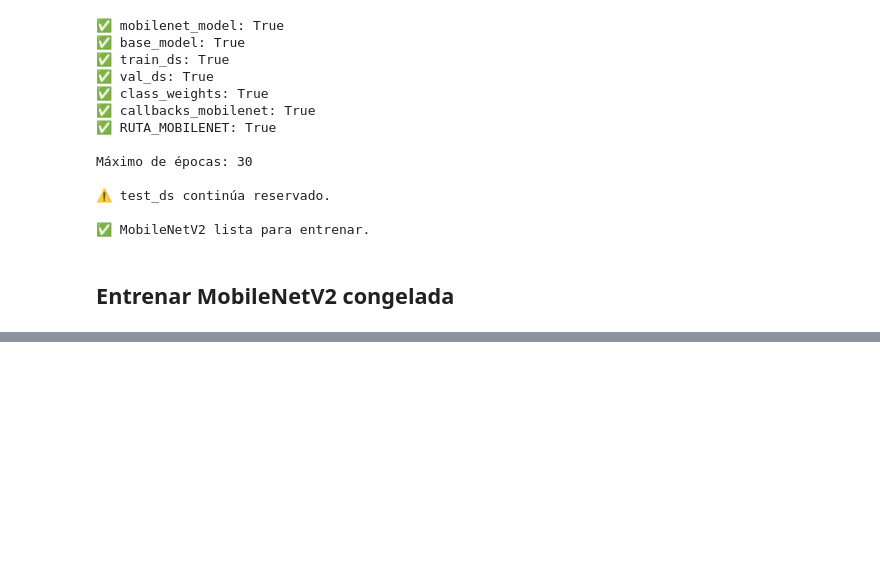
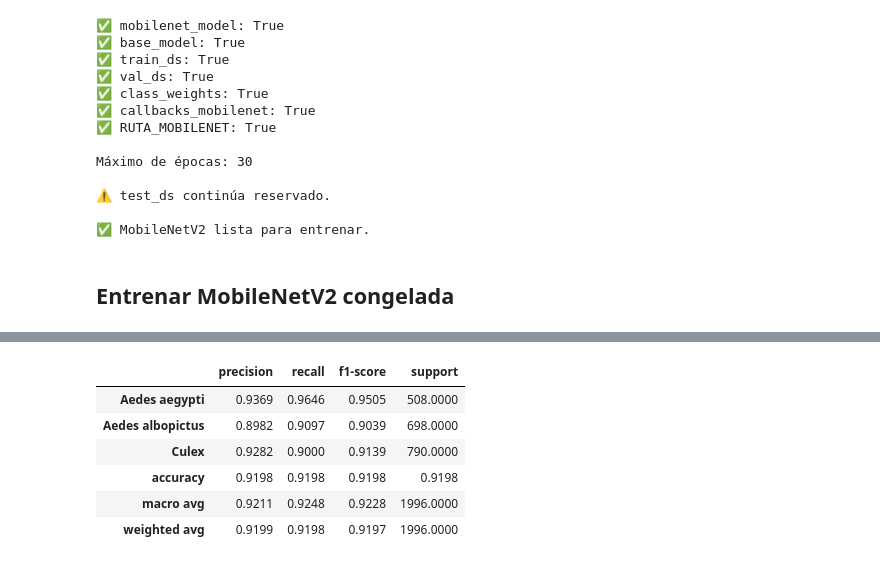
Before and after one commit to andreyac1397/VectorIA, a Jupyter notebook: notebooks/CNN_MosquitosModelo.ipynb, the cells around one changed output, grey strips where cells are left out. Saved outputs shown, nothing was run; the diff lists cells and outputs as text; code cells hidden in the pictures; blank space fills up the shorter version.

```diff
--- a/notebooks/CNN_MosquitosModelo.ipynb
+++ b/notebooks/CNN_MosquitosModelo.ipynb
@@ -7172,0 +7228,19 @@ Epoch 2/30
+# %%
+assert RUTA_MOBILENET.is_file(), (
+    f"No existe el checkpoint: {RUTA_MOBILENET}"
+)
+
+mobilenet_mejor = keras.models.load_model(
+    RUTA_MOBILENET
+)
+
+print("=" * 60)
+print("MOBILENETV2 - MEJOR CHECKPOINT")
+print("=" * 60)
+
+print("Modelo:", mobilenet_mejor.name)
+print("Ruta:", RUTA_MOBILENET)
+
+print(
+    "\n✅ Mejor MobileNetV2 cargado."
+)
@@ -7172,0 +7522,30 @@ Epoch 2/30
+# %%
+from sklearn.metrics import classification_report
+
+reporte_mobile = classification_report(
+    y_val_mobile,
+    pred_val_mobilenet,
+    labels=[0, 1, 2],
+    target_names=CLASES,
+    zero_division=0,
+    output_dict=True
+)
+
+df_reporte_mobile = (
+    pd.DataFrame(
+        reporte_mobile
+    )
+    .transpose()
+)
+
+display(
+    df_reporte_mobile.round(4)
+)
+# %% [output]
+|  | precision | recall | f1-score | support |
+| Aedes aegypti | 0.9369 | 0.9646 | 0.9505 | 508.0000 |
+| Aedes albopictus | 0.8982 | 0.9097 | 0.9039 | 698.0000 |
+| Culex | 0.9282 | 0.9000 | 0.9139 | 790.0000 |
+| accuracy | 0.9198 | 0.9198 | 0.9198 | 0.9198 |
+| macro avg | 0.9211 | 0.9248 | 0.9228 | 1996.0000 |
+| weighted avg | 0.9199 | 0.9198 | 0.9197 | 1996.0000 |
```
Also changed, not shown: parts of 31 cells of this notebook.
